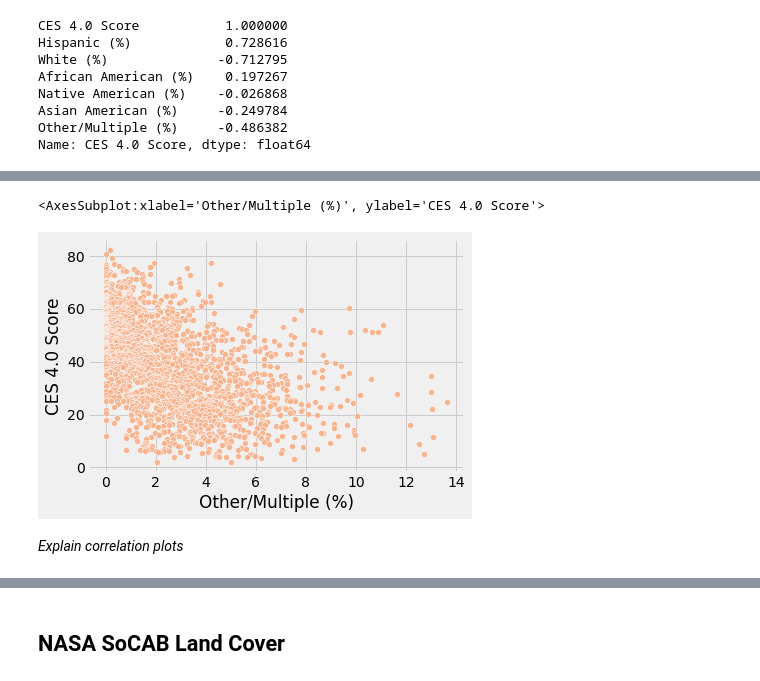
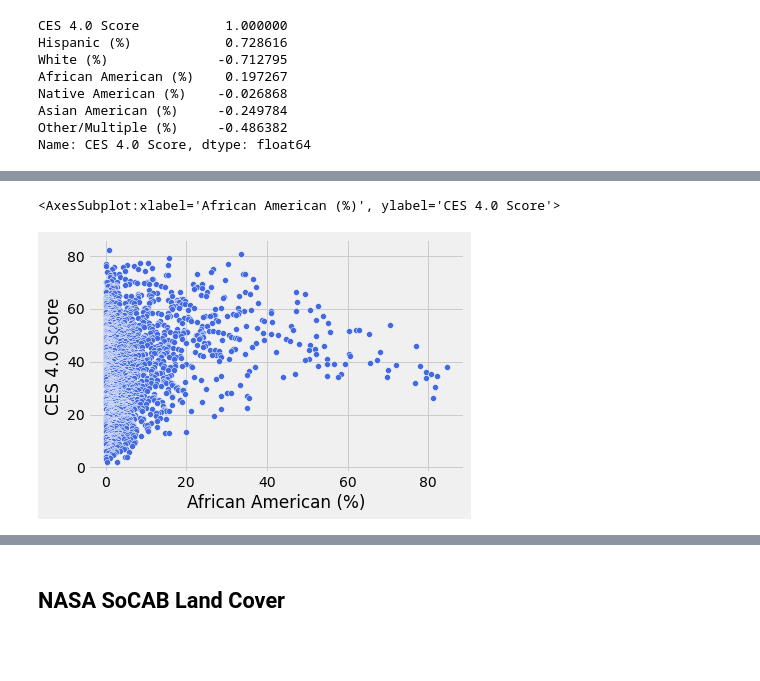
Before and after one commit to carlosortizdev/Thesis, a Jupyter notebook: notebooks/1.Introduction.ipynb, the cells around one changed output, grey strips where cells are left out. Cells and saved outputs as stored; diff of their text form; code cells hidden in the pictures; blank space fills up the shorter version.

```diff
--- a/notebooks/1.Introduction.ipynb
+++ b/notebooks/1.Introduction.ipynb
@@ -187,7 +172,5 @@ sns.scatterplot(data=df_pop_corr, x='Asian American (%)', y='CES 4.0 Score')
-# %%
-sns.scatterplot(data=df_pop_corr, x='Other/Multiple (%)', y='CES 4.0 Score')
-# %% [output]
-<AxesSubplot:xlabel='Other/Multiple (%)', ylabel='CES 4.0 Score'>
-[figure, removed]
-# %% [markdown]
-*Explain correlation plots*
+# %%
+sns.scatterplot(data=df_pop_corr, x='African American (%)', y='CES 4.0 Score', color='royalblue')
+# %% [output]
+<AxesSubplot:xlabel='African American (%)', ylabel='CES 4.0 Score'>
+[figure, added]
```
Also changed, not shown: parts of 24 cells of this notebook.
